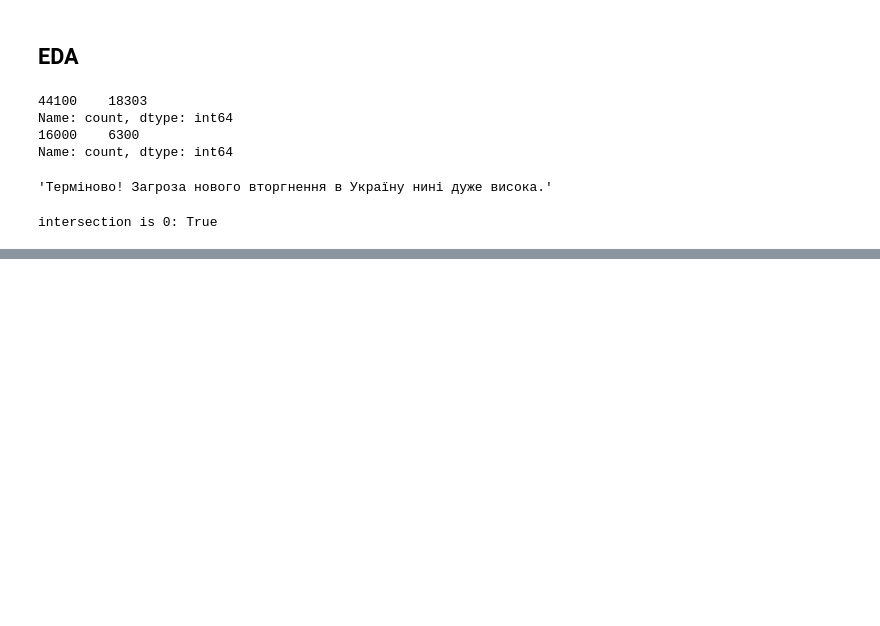
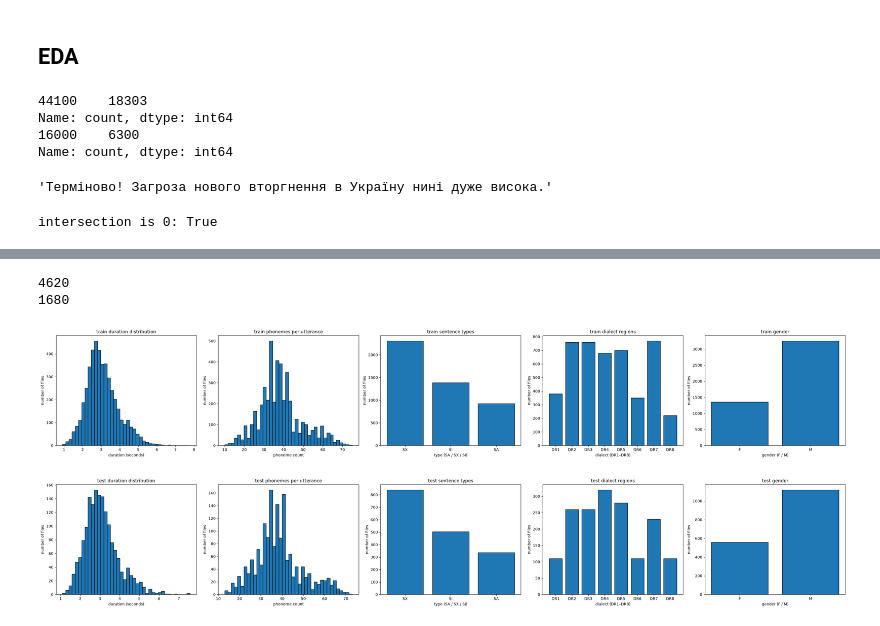
Before and after one commit to ALEGATOR1209/kse-deep-audio-lab3, a Jupyter notebook: lab3.ipynb, the cells around one changed output, grey strips where cells are left out. Saved outputs shown, nothing was run; the diff lists cells and outputs as text; code cells hidden in the pictures; blank space fills up the shorter version.

```diff
--- a/lab3.ipynb
+++ b/lab3.ipynb
@@ -76,0 +108,80 @@ intersection is 0: True
+# %%
+TIMIT_META_TEST = TIMIT / "test_data.csv"
+TIMIT_META_TRAIN = TIMIT / "train_data.csv"
+
+TIMIT_TEST = TIMIT / "data/test"
+TIMIT_TRAIN = TIMIT / "data/train"
+
+timit_train_meta = pd.read_csv(TIMIT_META_TRAIN)
+timit_test_meta  = pd.read_csv(TIMIT_META_TEST)
+
+timit_train_meta.head()
+
+def build_timit_df(meta):
+    audio = meta[meta["is_converted_audio"] == True]
+
+    timit_df = []
+    for _, row in audio.iterrows():
+        wav = TIMIT / "data" / row["path_from_data_dir"]
+        phn = wav.with_name(row["filename"].replace(".WAV.wav", ".PHN"))
+        phonemes = [line.split()[2] for line in phn.read_text().splitlines()]
+        timit_df.append({
+            "filename": row["filename"],
+            "speaker_id": row["speaker_id"],
+            "dialect_region": row["dialect_region"],
+            "sentence_type": row["filename"][:2],
+            "duration": librosa.get_duration(path=wav, sr=TIMIT_SR),
+            "gender": row["speaker_id"][0],
+            "phonemes": phonemes,
+        })
+    return pd.DataFrame(timit_df)
+
+timit_train_df = build_timit_df(timit_train_meta)
+timit_test_df  = build_timit_df(timit_test_meta)
+
+print(len(timit_train_df))
+print(len(timit_test_df))
+# %% [output]
+4620
+1680
+# %%
+def plot_timit_distributions(df, title_prefix=""):
+    _, axes = plt.subplots(1, 5, figsize=(30, 5))
+
+    axes[0].hist(df["duration"], bins=40, edgecolor="black")
+    axes[0].set_title(f"{title_prefix} duration distribution")
+    axes[0].set_xlabel("duration (seconds)")
+    axes[0].set_ylabel("number of files")
+
+    phoneme_counts = df["phonemes"].str.len()
+    axes[1].hist(phoneme_counts, bins=40, edgecolor="black")
+    axes[1].set_title(f"{title_prefix} phonemes per utterance")
+    axes[1].set_xlabel("phoneme count")
+    axes[1].set_ylabel("number of files")
+
+    sentence_types = df["sentence_type"].value_counts()
+    axes[2].bar(sentence_types.index, sentence_types.values, edgecolor="black")
+    axes[2].set_title(f"{title_prefix} sentence types")
+    axes[2].set_xlabel("type (SA / SX / SI)")
+    axes[2].set_ylabel("number of files")
+
+    dialects = df["dialect_region"].value_counts().sort_index()
+    axes[3].bar(dialects.index, dialects.values, edgecolor="black")
+    axes[3].set_title(f"{title_prefix} dialect regions")
+    axes[3].set_xlabel("dialect (DR1–DR8)")
+    axes[3].set_ylabel("number of files")
+
+    genders = df["gender"].value_counts().sort_index()
+    axes[4].bar(genders.index, genders.values, edgecolor="black")
+    axes[4].set_title(f"{title_prefix} gender")
+    axes[4].set_xlabel("gender (F / M)")
+    axes[4].set_ylabel("number of files")
+
+    plt.tight_layout()
+    plt.show()
+
+plot_timit_distributions(timit_train_df, "train")
+plot_timit_distributions(timit_test_df, "test")
+# %% [output]
+[figure, added]
+[figure, added]
```
Also changed, not shown: parts of 6 cells of this notebook, 4 other files.
